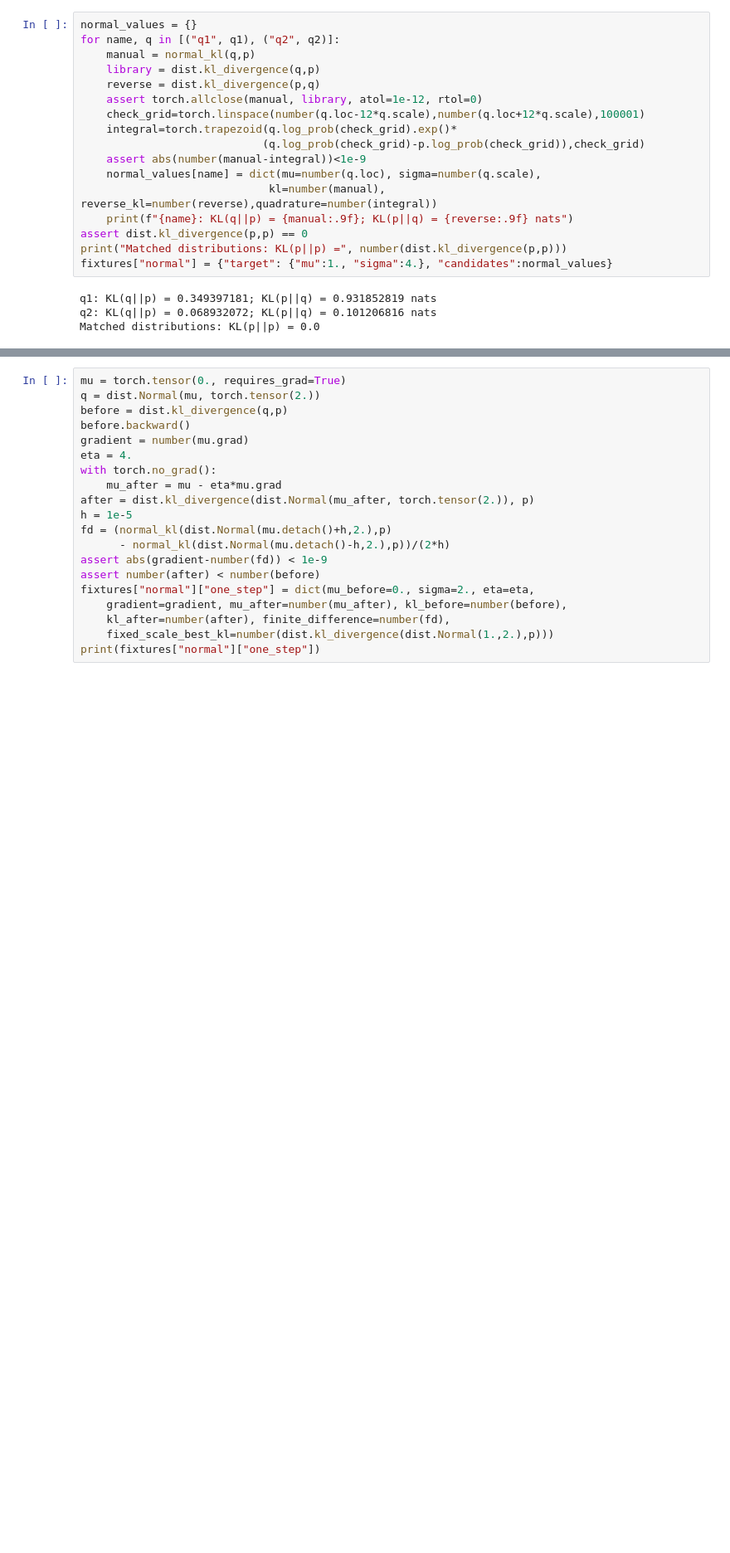
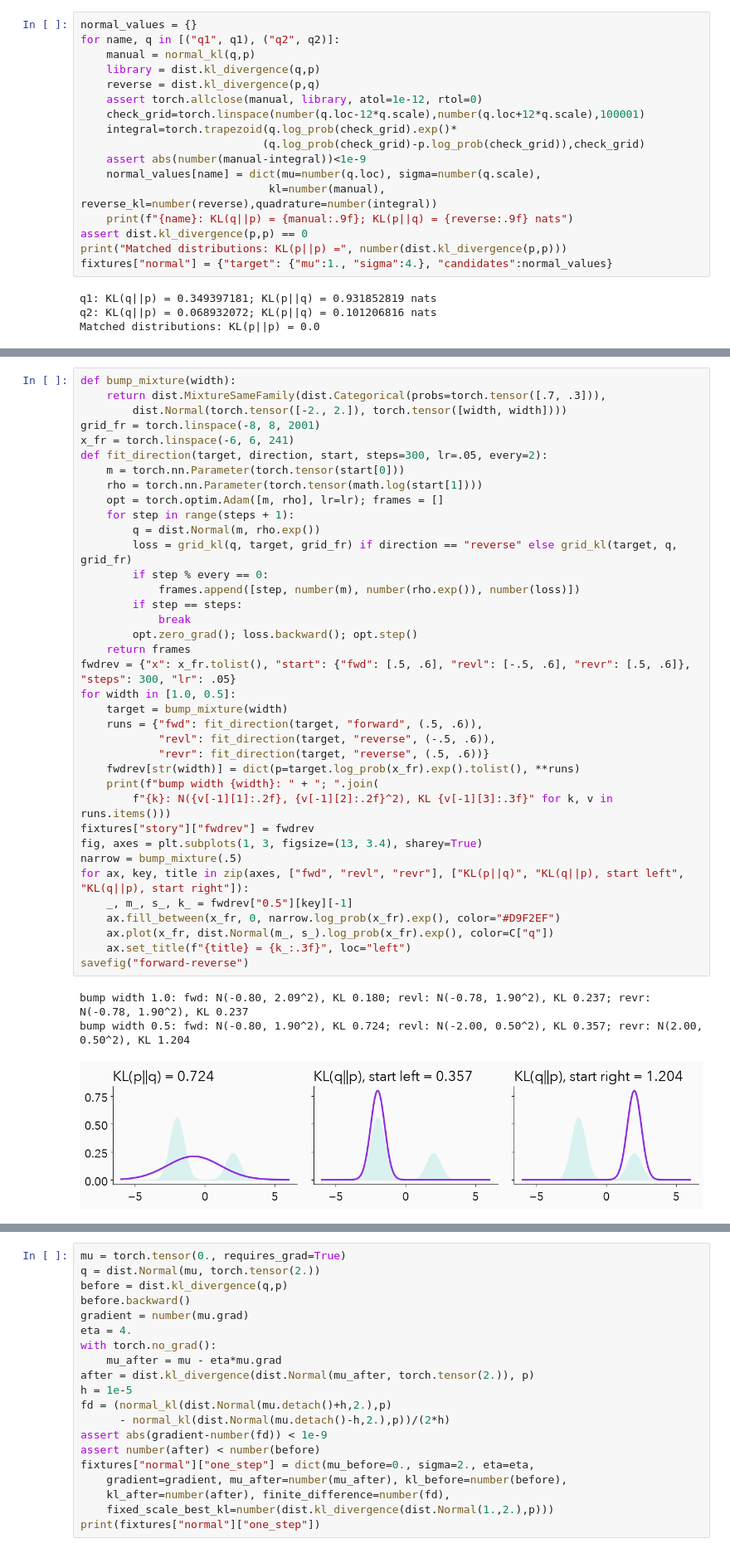
Before and after one commit to nipunbatra/generative, a Jupyter notebook: lectures/lecture1/lecture1-variational-inference.ipynb, the cells around one changed output, grey strips where cells are left out. Shown at 83% size. Saved outputs shown, nothing was run; the diff lists cells and outputs as text; blank space fills up the shorter version.

```diff
--- a/lectures/lecture1/lecture1-variational-inference.ipynb
+++ b/lectures/lecture1/lecture1-variational-inference.ipynb
@@ -112 +288,42 @@ Matched distributions: KL(p||p) = 0.0
+# %%
+def bump_mixture(width):
+    return dist.MixtureSameFamily(dist.Categorical(probs=torch.tensor([.7, .3])),
+        dist.Normal(torch.tensor([-2., 2.]), torch.tensor([width, width])))
+grid_fr = torch.linspace(-8, 8, 2001)
+x_fr = torch.linspace(-6, 6, 241)
+def fit_direction(target, direction, start, steps=300, lr=.05, every=2):
+    m = torch.nn.Parameter(torch.tensor(start[0]))
+    rho = torch.nn.Parameter(torch.tensor(math.log(start[1])))
+    opt = torch.optim.Adam([m, rho], lr=lr); frames = []
+    for step in range(steps + 1):
+        q = dist.Normal(m, rho.exp())
+        loss = grid_kl(q, target, grid_fr) if direction == "reverse" else grid_kl(target, q, grid_fr)
+        if step % every == 0:
+            frames.append([step, number(m), number(rho.exp()), number(loss)])
+        if step == steps:
+            break
+        opt.zero_grad(); loss.backward(); opt.step()
+    return frames
+fwdrev = {"x": x_fr.tolist(), "start": {"fwd": [.5, .6], "revl": [-.5, .6], "revr": [.5, .6]}, "steps": 300, "lr": .05}
+for width in [1.0, 0.5]:
+    target = bump_mixture(width)
+    runs = {"fwd": fit_direction(target, "forward", (.5, .6)),
+            "revl": fit_direction(target, "reverse", (-.5, .6)),
+            "revr": fit_direction(target, "reverse", (.5, .6))}
+    fwdrev[str(width)] = dict(p=target.log_prob(x_fr).exp().tolist(), **runs)
+    print(f"bump width {width}: " + "; ".join(
+        f"{k}: N({v[-1][1]:.2f}, {v[-1][2]:.2f}^2), KL {v[-1][3]:.3f}" for k, v in runs.items()))
+fixtures["story"]["fwdrev"] = fwdrev
+fig, axes = plt.subplots(1, 3, figsize=(13, 3.4), sharey=True)
+narrow = bump_mixture(.5)
+for ax, key, title in zip(axes, ["fwd", "revl", "revr"], ["KL(p||q)", "KL(q||p), start left", "KL(q||p), start right"]):
+    _, m_, s_, k_ = fwdrev["0.5"][key][-1]
+    ax.fill_between(x_fr, 0, narrow.log_prob(x_fr).exp(), color="#D9F2EF")
+    ax.plot(x_fr, dist.Normal(m_, s_).log_prob(x_fr).exp(), color=C["q"])
+    ax.set_title(f"{title} = {k_:.3f}", loc="left")
+savefig("forward-reverse")
+# %% [output]
+bump width 1.0: fwd: N(-0.80, 2.09^2), KL 0.180; revl: N(-0.78, 1.90^2), KL 0.237; revr: N(-0.78, 1.90^2), KL 0.237
+bump width 0.5: fwd: N(-0.80, 1.90^2), KL 0.724; revl: N(-2.00, 0.50^2), KL 0.357; revr: N(2.00, 0.50^2), KL 1.204
+[figure, added]
 # %% [markdown]
```
Also changed, not shown: parts of 23 cells of this notebook, 39 other files.
